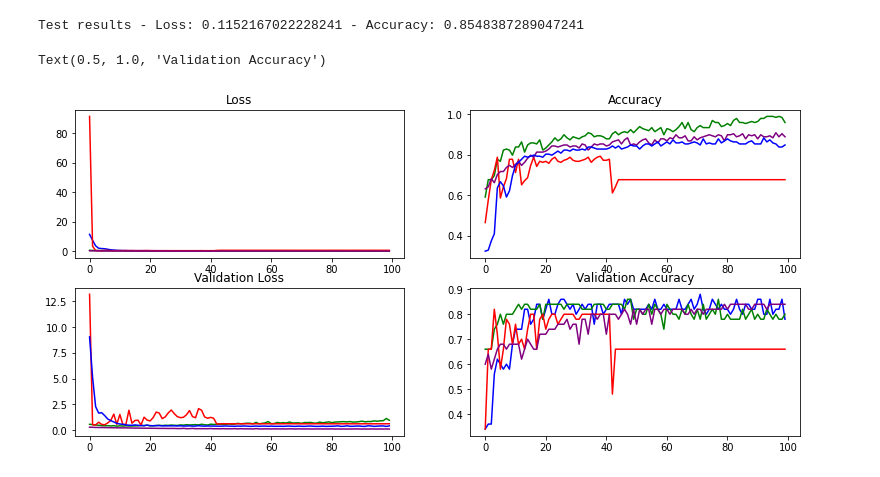
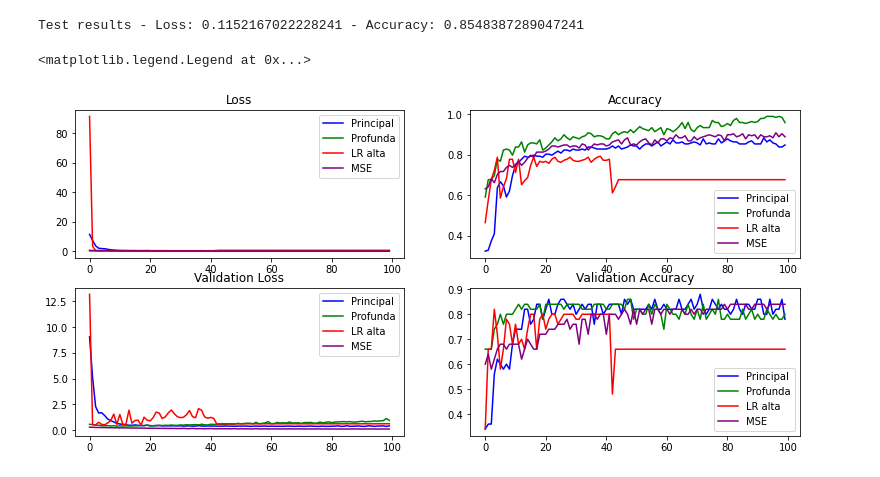
Before and after one commit to uandersonricardo/lower-back-pain-symptoms, a Jupyter notebook: SI_Miniprojeto_1.ipynb, the cells around one changed output. Saved outputs shown, nothing was run; the diff lists cells and outputs as text; code cells hidden in the pictures.

```diff
--- a/SI_Miniprojeto_1.ipynb
+++ b/SI_Miniprojeto_1.ipynb
@@ -189,29 +189,33 @@ Test results - Loss: 0.1152167022228241 - Accuracy: 0.8548387289047241
 # %%
 fig, ax = plt.subplots(2, 2, figsize=(13, 6))
 
-ax[0][0].plot(result.history['loss'], color='blue', linestyle='solid')
-ax[0][0].plot(deep_result.history['loss'], color='green', linestyle='solid')
-ax[0][0].plot(high_lr_result.history['loss'], color='red', linestyle='solid')
-ax[0][0].plot(mse_result.history['loss'], color='purple', linestyle='solid')
+ax[0][0].plot(result.history['loss'], color='blue', linestyle='solid', label='Principal')
+ax[0][0].plot(deep_result.history['loss'], color='green', linestyle='solid', label='Profunda')
+ax[0][0].plot(high_lr_result.history['loss'], color='red', linestyle='solid', label='LR alta')
+ax[0][0].plot(mse_result.history['loss'], color='purple', linestyle='solid', label='MSE')
 ax[0][0].set_title('Loss')
+ax[0][0].legend()
 
-ax[0][1].plot(deep_result.history['accuracy'], color='green', linestyle='solid')
-ax[0][1].plot(high_lr_result.history['accuracy'], color='red', linestyle='solid')
-ax[0][1].plot(mse_result.history['accuracy'], color='purple', linestyle='solid')
-ax[0][1].plot(result.history['accuracy'], color='blue', linestyle='solid')
+ax[0][1].plot(result.history['accuracy'], color='blue', linestyle='solid', label='Principal')
+ax[0][1].plot(deep_result.history['accuracy'], color='green', linestyle='solid', label='Profunda')
+ax[0][1].plot(high_lr_result.history['accuracy'], color='red', linestyle='solid', label='LR alta')
+ax[0][1].plot(mse_result.history['accuracy'], color='purple', linestyle='solid', label='MSE')
 ax[0][1].set_title('Accuracy')
+ax[0][1].legend()
 
-ax[1][0].plot(deep_result.history['val_loss'], color='green', linestyle='solid')
-ax[1][0].plot(high_lr_result.history['val_loss'], color='red', linestyle='solid')
-ax[1][0].plot(mse_result.history['val_loss'], color='purple', linestyle='solid')
-ax[1][0].plot(result.history['val_loss'], color='blue', linestyle='solid')
+ax[1][0].plot(result.history['val_loss'], color='blue', linestyle='solid', label='Principal')
+ax[1][0].plot(deep_result.history['val_loss'], color='green', linestyle='solid', label='Profunda')
+ax[1][0].plot(high_lr_result.history['val_loss'], color='red', linestyle='solid', label='LR alta')
+ax[1][0].plot(mse_result.history['val_loss'], color='purple', linestyle='solid', label='MSE')
 ax[1][0].set_title('Validation Loss')
+ax[1][0].legend()
 
-ax[1][1].plot(result.history['val_accuracy'], color='blue', linestyle='solid')
-ax[1][1].plot(deep_result.history['val_accuracy'], color='green', linestyle='solid')
-ax[1][1].plot(high_lr_result.history['val_accuracy'], color='red', linestyle='solid')
-ax[1][1].plot(mse_result.history['val_accuracy'], color='purple', linestyle='solid')
+ax[1][1].plot(result.history['val_accuracy'], color='blue', linestyle='solid', label='Principal')
+ax[1][1].plot(deep_result.history['val_accuracy'], color='green', linestyle='solid', label='Profunda')
+ax[1][1].plot(high_lr_result.history['val_accuracy'], color='red', linestyle='solid', label='LR alta')
+ax[1][1].plot(mse_result.history['val_accuracy'], color='purple', linestyle='solid', label='MSE')
 ax[1][1].set_title('Validation Accuracy')
+ax[1][1].legend()
 # %% [output]
-Text(0.5, 1.0, 'Validation Accuracy')
+<matplotlib.legend.Legend at 0x...>
-[figure, old version]
+[figure, new version]
```
